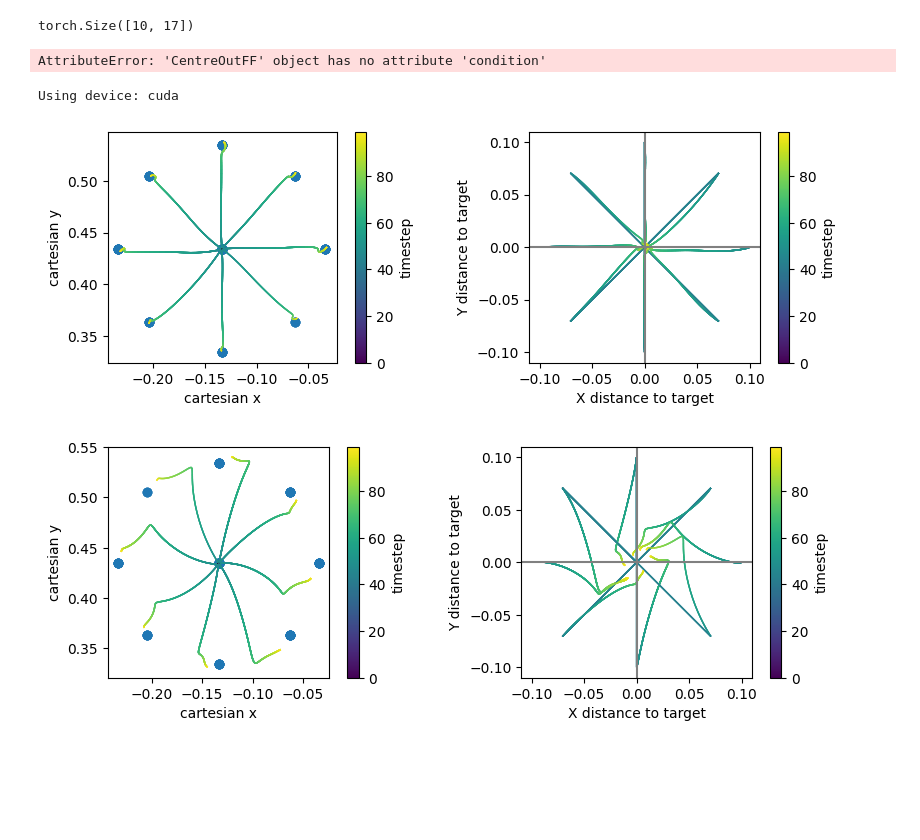
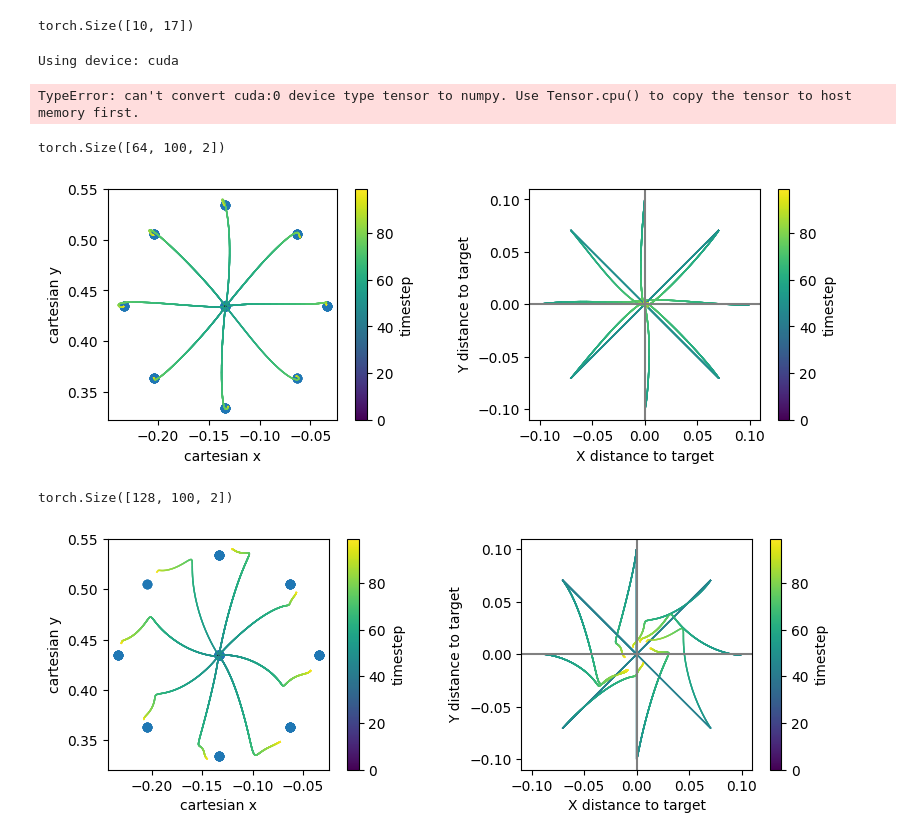
Before and after one commit to clmnlab/MotorNet, a Jupyter notebook: test.ipynb, the cells around one changed output. Drawn from its saved outputs; the diff is of its cells as text; code cells hidden in the pictures; blank space fills up the shorter version.

```diff
--- a/test.ipynb
+++ b/test.ipynb
@@ -38,10 +38,6 @@ obs, _ = env.reset(options={'batch_size': 10})
 print(obs.shape)
 # %% [output]
 torch.Size([10, 17])
-# %%
-env.condition
-# %% [output]
-AttributeError: 'CentreOutFF' object has no attribute 'condition'
 # %%
 
 device = th.device("cuda" if th.cuda.is_available() else "cpu")
@@ -85,18 +81,42 @@ def plot_simulations2(xy, target_xy):
   plt.xlabel("X distance to target")
   plt.ylabel("Y distance to target")
   plt.show()
+# %%
+## Test the agent
+device = 'cpu' # test model on CPU
+env_gym = CentreOutFFGym(effector=effector, **env_params)
+
+agent = GRUPPOAgent(env)
+agent.load('./results/gruppo_agent3/agent_200000.pth')
+# data = run_rollout(env_gym, agent, batch_size = 64, condition='test',ff_coefficient = 0.)
+data = run_rollout(env_gym, agent, batch_size = 64, condition='test',ff_coefficient = 0.)
+
+xy = data['xy'].detach().cpu().numpy()
+tg = data['tg'].detach().cpu().numpy()
+# fg, ax = plt.subplots(nrows=1,ncols=1)
+# plot_simulations2(xy, tg)
+# %% [output]
+TypeError: can't convert cuda:0 device type tensor to numpy. Use Tensor.cpu() to copy the tensor to host memory first.
+# %%
+xy.shape
+# %% [output]
+torch.Size([64, 100, 2])
 # %%
 ## Test the agent
 device = 'cpu' # test model on CPU
 agent = SLAgent(obs_dim=n_input, action_dim=n_output, device=device)
-agent.load('./results/adapt1_/agent_330.pth')
-data = run_rollout(env, agent, batch_size = 128, condition='test',ff_coefficient = 8.)
+agent.load('./results/baseline_/agent_30000.pth')
+data = run_rollout(env, agent, batch_size = 128, condition='test',ff_coefficient = 0.)
 xy = data['xy'].detach().numpy()
 tg = data['tg'].detach().numpy()
 # fg, ax = plt.subplots(nrows=1,ncols=1)
 plot_simulations2(xy, tg)
 # %% [output]
-[figure, old version]
+[figure, new version]
+# %%
+data['xy'].shape
+# %% [output]
+torch.Size([128, 100, 2])
 # %%
 data = run_rollout(env, agent, batch_size = 128, condition='test',ff_coefficient = 8.)
 xy = data['xy'].detach().numpy()
```
Also changed, not shown: parts of 2 cells of this notebook, 8 other files.
